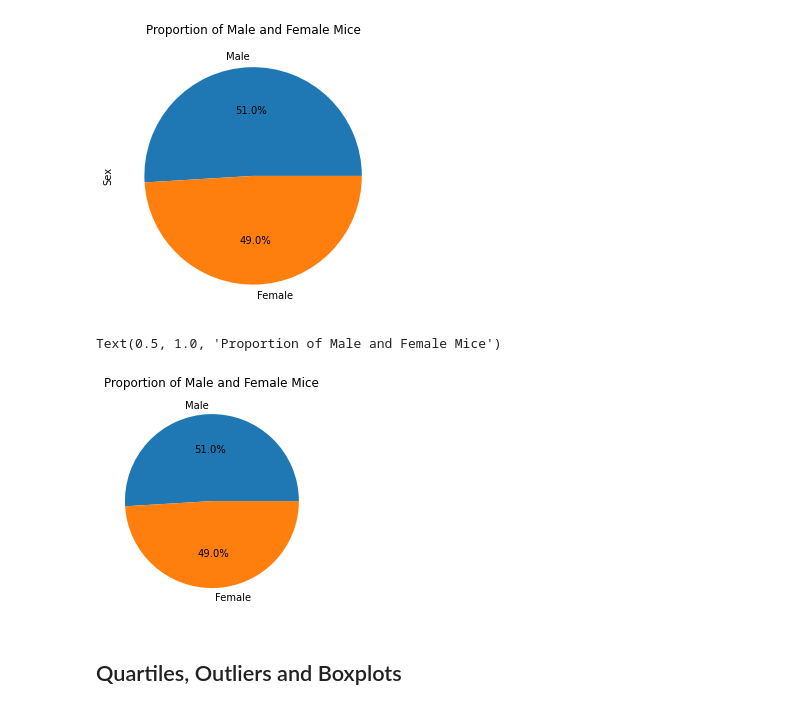
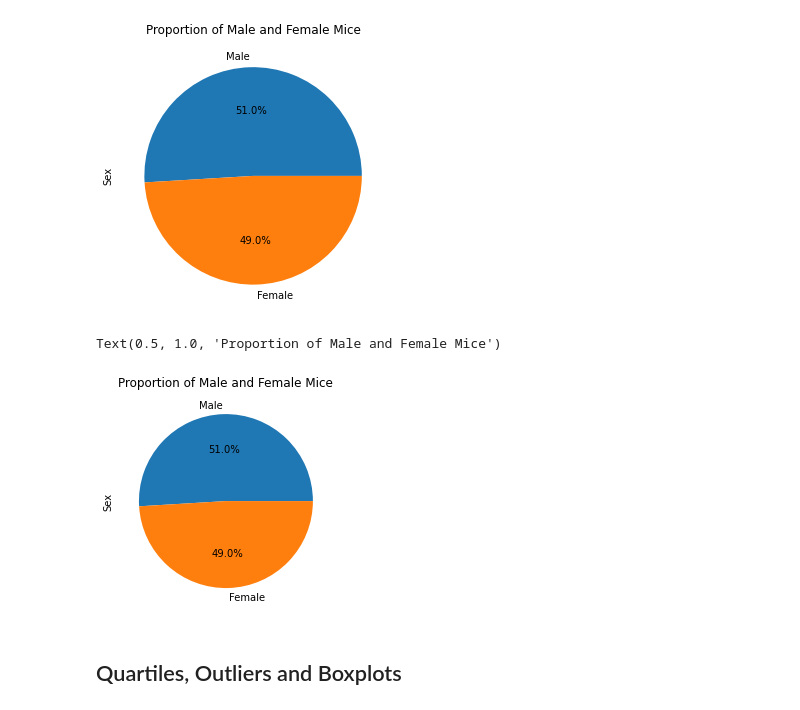
Before and after one commit to ashparra97/Matplotlib-challenge, a Jupyter notebook: pymaceuticals_starter.ipynb, the cells around one changed output. Saved outputs shown, nothing was run; the diff lists cells and outputs as text; code cells hidden in the pictures.

```diff
--- a/pymaceuticals_starter.ipynb
+++ b/pymaceuticals_starter.ipynb
@@ -191,13 +194,13 @@ mouse_sex_df.plot.pie(y="Sex", figsize=(5, 5), title="Proportion of Male and Fem
 # %%
 # Generate a pie plot showing the distribution of female versus male mice using pyplot
 labels = ["Male", "Female"]
 mouse_sex = clean["Sex"].value_counts()
-
+plt.ylabel("Sex")
 plt.pie(mouse_sex, labels=labels, autopct="%1.1f%%")
 plt.title("Proportion of Male and Female Mice")
 # %% [output]
 Text(0.5, 1.0, 'Proportion of Male and Female Mice')
-[figure, old version]
+[figure, new version]
 # %% [markdown]
 ## Quartiles, Outliers and Boxplots
 # %%
```
Also changed, not shown: parts of 7 cells of this notebook.
